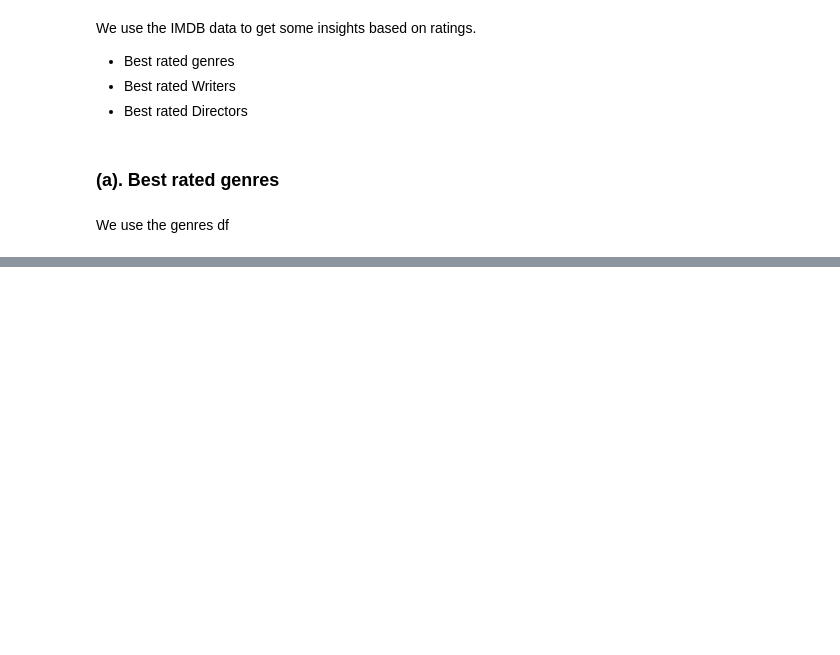
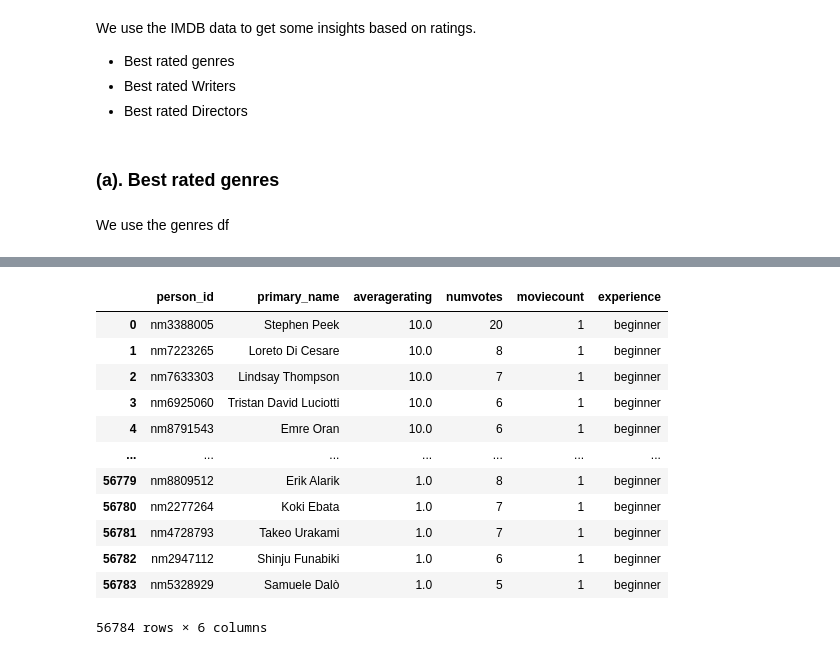
Before and after one commit to ericks-on/EDA-Film-industry, a Jupyter notebook: index.ipynb, the cells around one changed output, grey strips where cells are left out. Drawn from its saved outputs; the diff is of its cells as text; code cells hidden in the pictures; blank space fills up the shorter version.

```diff
--- a/index.ipynb
+++ b/index.ipynb
@@ -886,6 +970,9 @@ There is an increased trend in earnings over the years.
 Highest Earning is recorded in 2016 and has decreased ever since. But the overal trend is Increasing
 # %% [markdown]
 ## 2. Best Ratings
+# %%
+# enabling decimals
+pd.options.display.float_format = None
 # %% [markdown]
 We use the IMDB data to get some insights based on ratings.
 - Best rated genres
@@ -916,0 +1166,5 @@ ratings_df
+# %%
+director_movie_count['experience'] = director_movie_count.moviecount.map(
+    lambda x: set_experience(x)
+)
+director_movie_count
@@ -916,0 +1209,15 @@ ratings_df
+# %%
+# rounding the ratings column
+ratings_by_directors.averagerating = ratings_by_directors.averagerating.round(1)
+
+# convert votes to integers
+ratings_by_directors.numvotes = ratings_by_directors.numvotes.astype(int)
+
+# sorting
+ratings_by_directors.sort_values(
+    by=['averagerating', 'numvotes'],
+    ascending=False,
+    inplace=True
+)
+
+ratings_by_directors
@@ -916,0 +1265,25 @@ ratings_df
+# %%
+# change data type of moviecount column
+ratings_by_directors.moviecount = ratings_by_directors.moviecount.astype('Int32')
+# include sorting by movie count
+ratings_by_directors.sort_values(
+    by=['averagerating', 'moviecount', 'numvotes'],
+    ascending=False,
+    inplace=True
+)
+
+ratings_by_directors
+# %% [output]
+|  | person_id | primary_name | averagerating | numvotes | moviecount | experience |
+| 0 | nm3388005 | Stephen Peek | 10.0 | 20 | 1 | beginner |
+| 1 | nm7223265 | Loreto Di Cesare | 10.0 | 8 | 1 | beginner |
+| 2 | nm7633303 | Lindsay Thompson | 10.0 | 7 | 1 | beginner |
+| 3 | nm6925060 | Tristan David Luciotti | 10.0 | 6 | 1 | beginner |
+| 4 | nm8791543 | Emre Oran | 10.0 | 6 | 1 | beginner |
+| ... | ... | ... | ... | ... | ... | ... |
+| 56779 | nm8809512 | Erik Alarik | 1.0 | 8 | 1 | beginner |
+| 56780 | nm2277264 | Koki Ebata | 1.0 | 7 | 1 | beginner |
+| 56781 | nm4728793 | Takeo Urakami | 1.0 | 7 | 1 | beginner |
+| 56782 | nm2947112 | Shinju Funabiki | 1.0 | 6 | 1 | beginner |
+| 56783 | nm5328929 | Samuele Dalò | 1.0 | 5 | 1 | beginner |
+56784 rows × 6 columns
```
Also changed, not shown: parts of 86 cells of this notebook.
